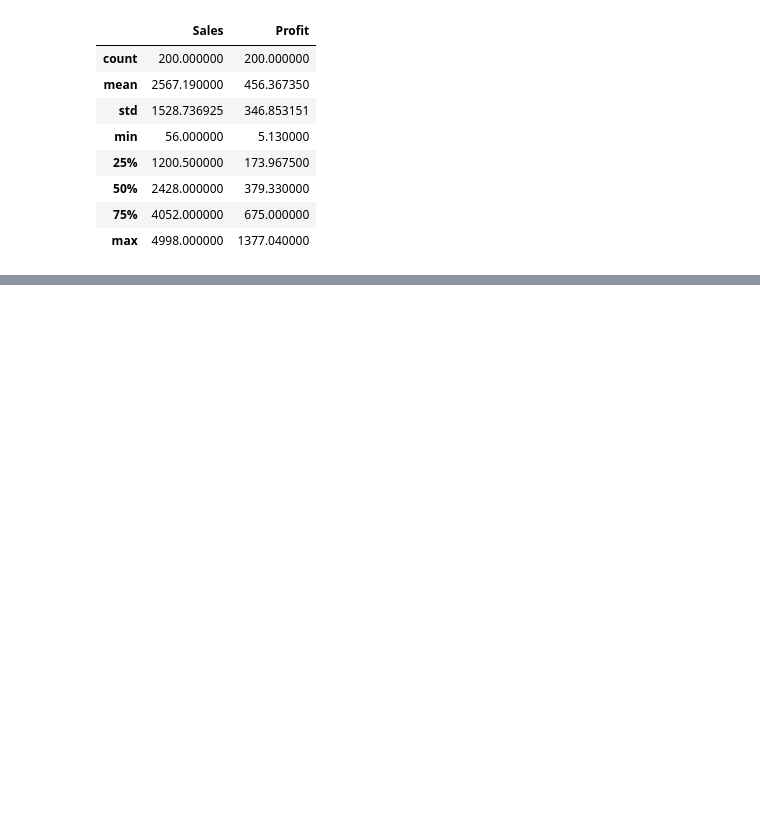
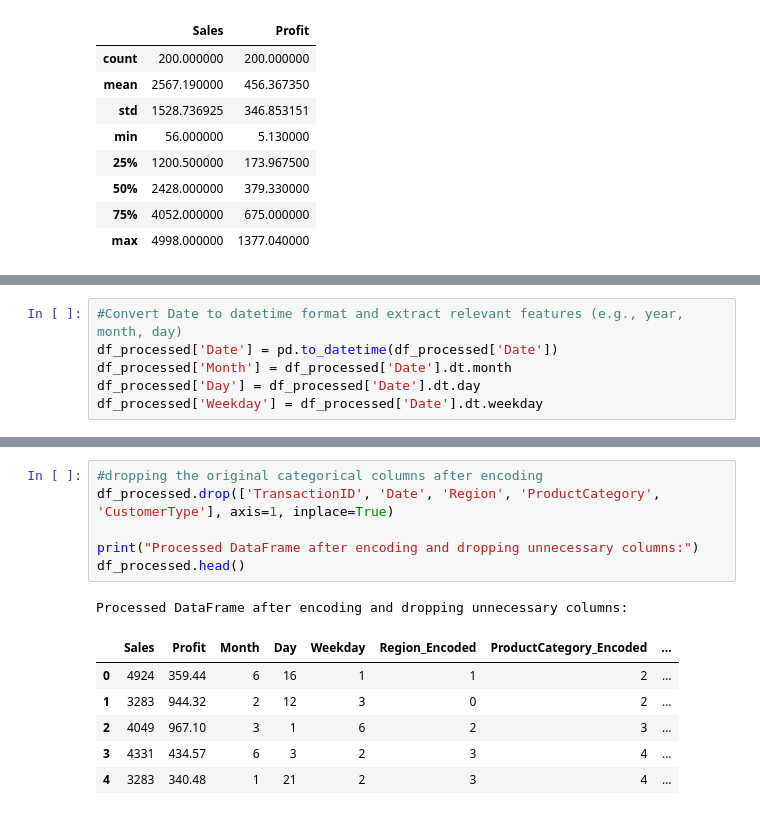
Before and after one commit to turitah/TukahebwaRitah, a Jupyter notebook: e_commerce.ipynb, the cells around one changed output, grey strips where cells are left out. Saved outputs shown, nothing was run; the diff lists cells and outputs as text; blank space fills up the shorter version.

```diff
--- a/e_commerce.ipynb
+++ b/e_commerce.ipynb
@@ -89,0 +78,6 @@ NameError: name 'plt' is not defined
+# %%
+#Convert Date to datetime format and extract relevant features (e.g., year, month, day)
+df_processed['Date'] = pd.to_datetime(df_processed['Date'])
+df_processed['Month'] = df_processed['Date'].dt.month
+df_processed['Day'] = df_processed['Date'].dt.day
+df_processed['Weekday'] = df_processed['Date'].dt.weekday
@@ -89,0 +97,14 @@ NameError: name 'plt' is not defined
+# %%
+#dropping the original categorical columns after encoding
+df_processed.drop(['TransactionID', 'Date', 'Region', 'ProductCategory', 'CustomerType'], axis=1, inplace=True)
+
+print("Processed DataFrame after encoding and dropping unnecessary columns:")
+df_processed.head()
+# %% [output]
+Processed DataFrame after encoding and dropping unnecessary columns:
+|  | Sales | Profit | Month | Day | Weekday | Region_Encoded | ProductCategory_Encoded | ... |
+| 0 | 4924 | 359.44 | 6 | 16 | 1 | 1 | 2 | ... |
+| 1 | 3283 | 944.32 | 2 | 12 | 3 | 0 | 2 | ... |
+| 2 | 4049 | 967.10 | 3 | 1 | 6 | 2 | 3 | ... |
+| 3 | 4331 | 434.57 | 6 | 3 | 2 | 3 | 4 | ... |
+| 4 | 3283 | 340.48 | 1 | 21 | 2 | 3 | 4 | ... |
```
Also changed, not shown: parts of 7 cells of this notebook, 54 other files.
